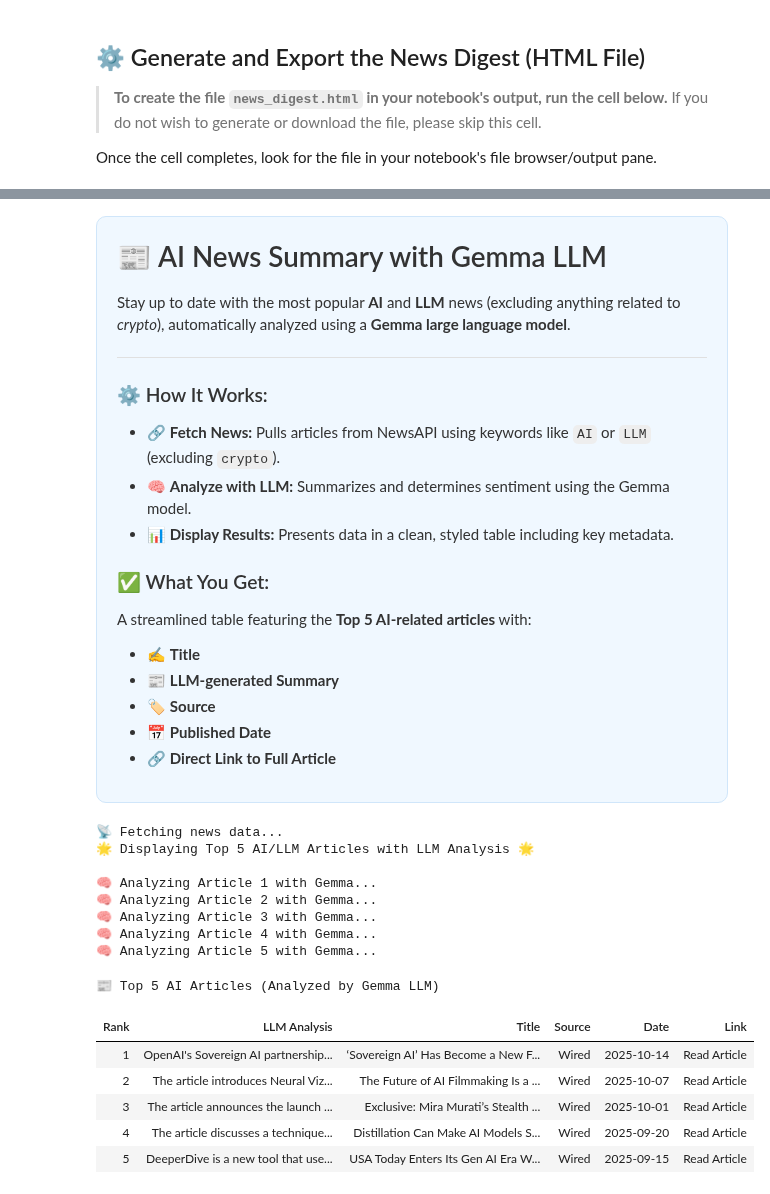
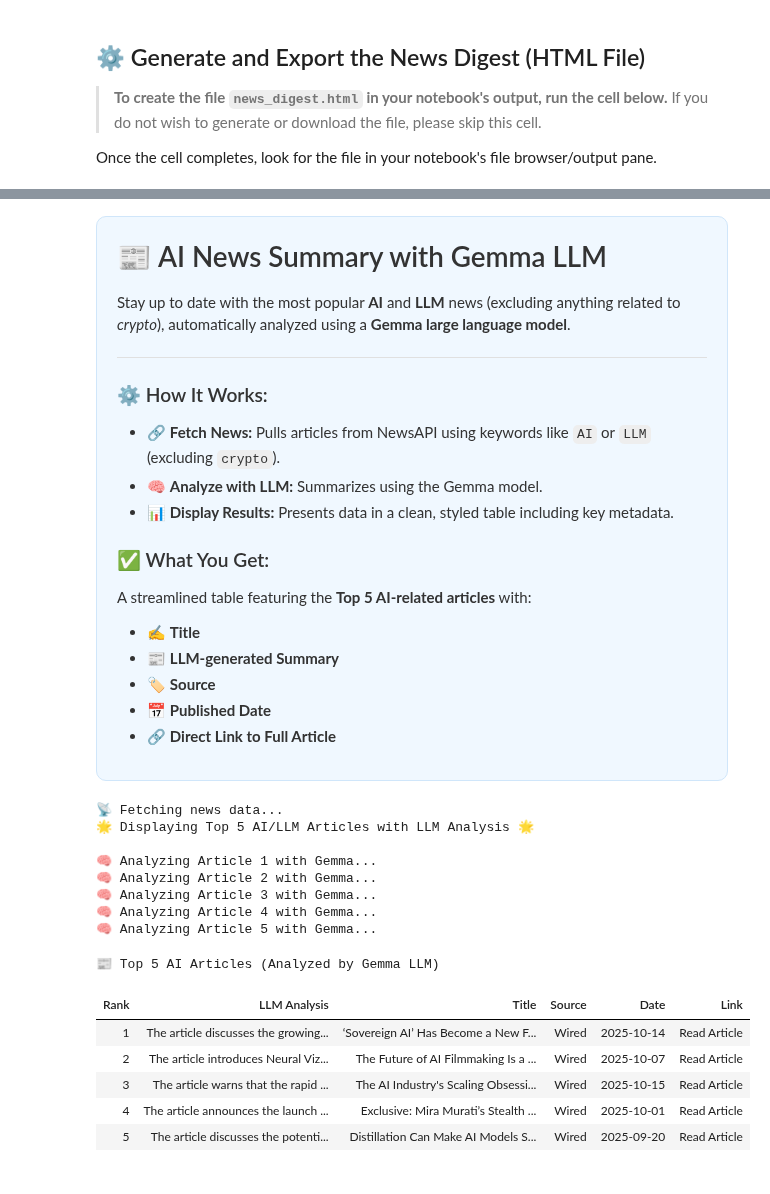
Before and after one commit to norikokono/Kaggle, a Jupyter notebook: newsbot.ipynb, the cells around one changed output, grey strips where cells are left out. Saved outputs shown, nothing was run; the diff lists cells and outputs as text; code cells hidden in the pictures.

```diff
--- a/newsbot.ipynb
+++ b/newsbot.ipynb
@@ -544,7 +549,7 @@ normalizer.cc(51) LOG(INFO) precompiled_charsmap is empty. use identity normaliz
   <h3>⚙️ How It Works:</h3>
   <ul style="padding-left: 20px;">
     <li>🔗 <strong>Fetch News:</strong> Pulls articles from NewsAPI using keywords like <code>AI</code> or <code>LLM</code> (excluding <code>crypto</code>).</li>
-    <li>🧠 <strong>Analyze with LLM:</strong> Summarizes and determines sentiment using the Gemma model.</li>
+    <li>🧠 <strong>Analyze with LLM:</strong> Summarizes using the Gemma model.</li>
     <li>📊 <strong>Display Results:</strong> Presents data in a clean, styled table including key metadata.</li>
   </ul>
 
@@ -560,11 +565,6 @@ normalizer.cc(51) LOG(INFO) precompiled_charsmap is empty. use identity normaliz
 
 </div>
 # %%
-# --- Configuration ---
-import requests
-import pandas as pd
-from IPython.display import display, HTML
-
 # Constants
 NEWS_QUERY = "(AI OR LLM) NOT crypto"
 NEWS_SORT = "popularity"
@@ -585,13 +585,13 @@ DISPLAY_COUNT = 5
 # --- Gemma Analysis Function ---
 def analyze_article_with_gemma(title, description):
     """
-    Generate a concise one-sentence summary and sentiment using the Gemma LLM.
+    Generate a concise summary and sentiment using the Gemma LLM.
     """
     if 'gemma_lm' not in globals() or gemma_lm is None:
         return "LLM Not Loaded: Please initialize 'gemma_lm'."
 
     prompt = f"""
-    Analyze the following news article snippet and generate a one-sentence summary
+    Analyze the following news article snippet and generate a summary
     including its main topic and overall sentiment (positive, negative, or neutral).
 
     Title: "{title}"
@@ -679,35 +679,35 @@ def process_and_display_articles(articles):
         ]},
         {'selector': 'a', 'props': [
             ('color', '#1E88E5'),
             ('text-decoration', 'none'),
             ('font-weight', 'bold')
         ]}
     ]).set_properties(
         subset=['Rank', 'Date', 'Link'], **{'text-align': 'center'}
     ).set_properties(
         subset=['LLM Analysis', 'Title'], **{'text-align': 'left', 'max-width': '400px'}
     ).hide(axis='index').set_caption(
         f"📰 Top {DISPLAY_COUNT} AI Articles (Analyzed by Gemma LLM)"
     )
 
     display(HTML(styled_df.to_html(escape=False)))
 
 # --- Run Pipeline ---
 articles = fetch_articles()
 process_and_display_articles(articles)
 # %% [output]
 📡 Fetching news data...
 🌟 Displaying Top 5 AI/LLM Articles with LLM Analysis 🌟
 
 🧠 Analyzing Article 1 with Gemma...
 🧠 Analyzing Article 2 with Gemma...
 🧠 Analyzing Article 3 with Gemma...
 🧠 Analyzing Article 4 with Gemma...
 🧠 Analyzing Article 5 with Gemma...
 📰 Top 5 AI Articles (Analyzed by Gemma LLM)
 | Rank | LLM Analysis | Title | Source | Date | Link |
-| 1 | OpenAI's Sovereign AI partnership... | ‘Sovereign AI’ Has Become a New F... | Wired | 2025-10-14 | Read Article |
+| 1 | The article discusses the growing... | ‘Sovereign AI’ Has Become a New F... | Wired | 2025-10-14 | Read Article |
 | 2 | The article introduces Neural Viz... | The Future of AI Filmmaking Is a ... | Wired | 2025-10-07 | Read Article |
-| 3 | The article announces the launch ... | Exclusive: Mira Murati’s Stealth ... | Wired | 2025-10-01 | Read Article |
-| 4 | The article discusses a technique... | Distillation Can Make AI Models S... | Wired | 2025-09-20 | Read Article |
-| 5 | DeeperDive is a new tool that use... | USA Today Enters Its Gen AI Era W... | Wired | 2025-09-15 | Read Article |
+| 3 | The article warns that the rapid ... | The AI Industry's Scaling Obsessi... | Wired | 2025-10-15 | Read Article |
+| 4 | The article announces the launch ... | Exclusive: Mira Murati’s Stealth ... | Wired | 2025-10-01 | Read Article |
+| 5 | The article discusses the potenti... | Distillation Can Make AI Models S... | Wired | 2025-09-20 | Read Article |
```
Also changed, not shown: parts of 17 cells of this notebook.
